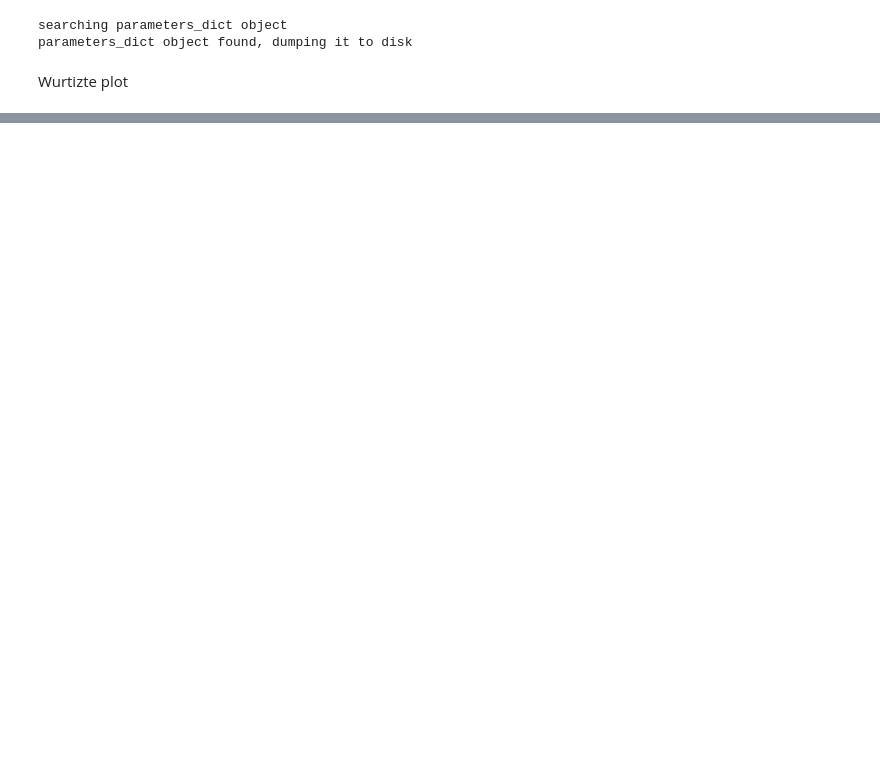
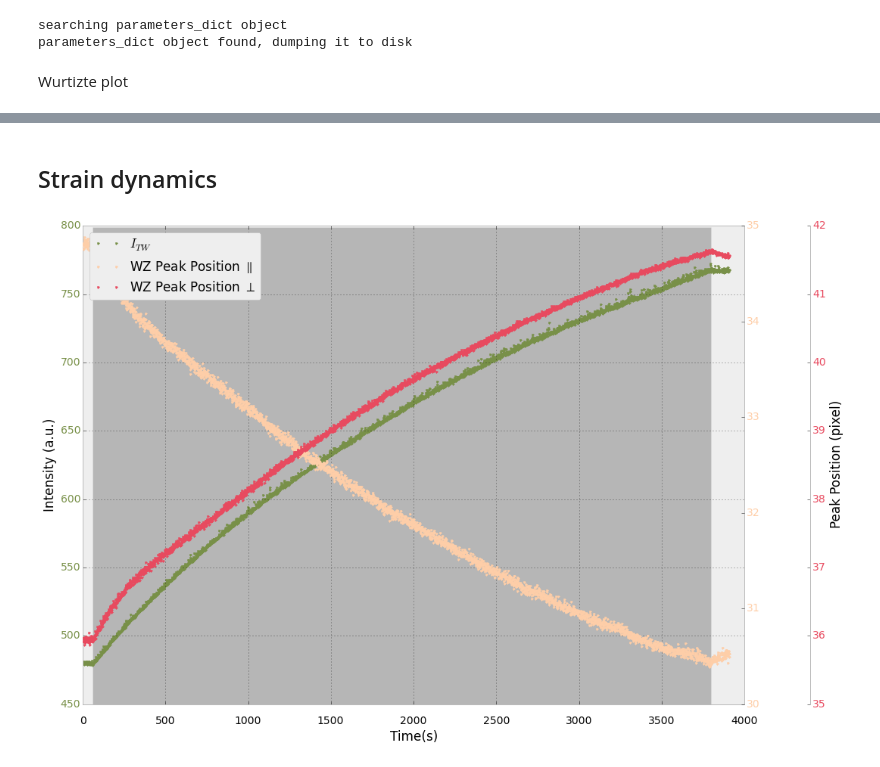
Before and after one commit to giulioungaretti/SPring8, a Jupyter notebook: 0800 time 2a.ipynb, the cells around one changed output, grey strips where cells are left out. Drawn from its saved outputs; the diff is of its cells as text; code cells hidden in the pictures; blank space fills up the shorter version.

```diff
--- a/0800 time 2a.ipynb
+++ b/0800 time 2a.ipynb
@@ -252,0 +281,34 @@ css_styling()
+# %% [markdown]
+## Strain dynamics
+# %%
+fig, ax = subplots(figsize=(15,10))
+ax1 = ax.twinx()
+ax2 = ax.twinx()
+ax1.plot(data.Time, data.COM_x_WZ, '.', label='WZ Peak Position $\parallel $ ', c='#FECEA8')
+ax2.plot(data.Time,  data.COM_y_WZ, '.', label = 'WZ Peak Position $\perp $', c='#E84A5F')
+ax.plot(data.Time, data.Int_TW, '.',label= '$I_{TW}$', c='#789048')
+update_legend(fig,0)
+
+make_spine_invisible(ax2, "right")
+offset_axis(ax2,1.1)
+# make_spine_invisible(ax3, "left")
+
+# offset_axis(ax3,-0.1, "left")
+
+ax2.grid('off')
+ax1.grid('off')
+
+ax.tick_params(axis='x', pad=15)
+
+color_ticks(fig)
+shade(on_off,ax)
+
+ax.set_xlabel('Time(s)')
+ax2.set_ylabel('Peak Position (pixel)')
+ax.set_ylabel('Intensity (a.u.)')
+ax.grid(True, which='both')
+
+
+tight_layout()
+# %% [output]
+[figure, added]
```
Also changed, not shown: parts of 10 cells of this notebook, 2 other files.
